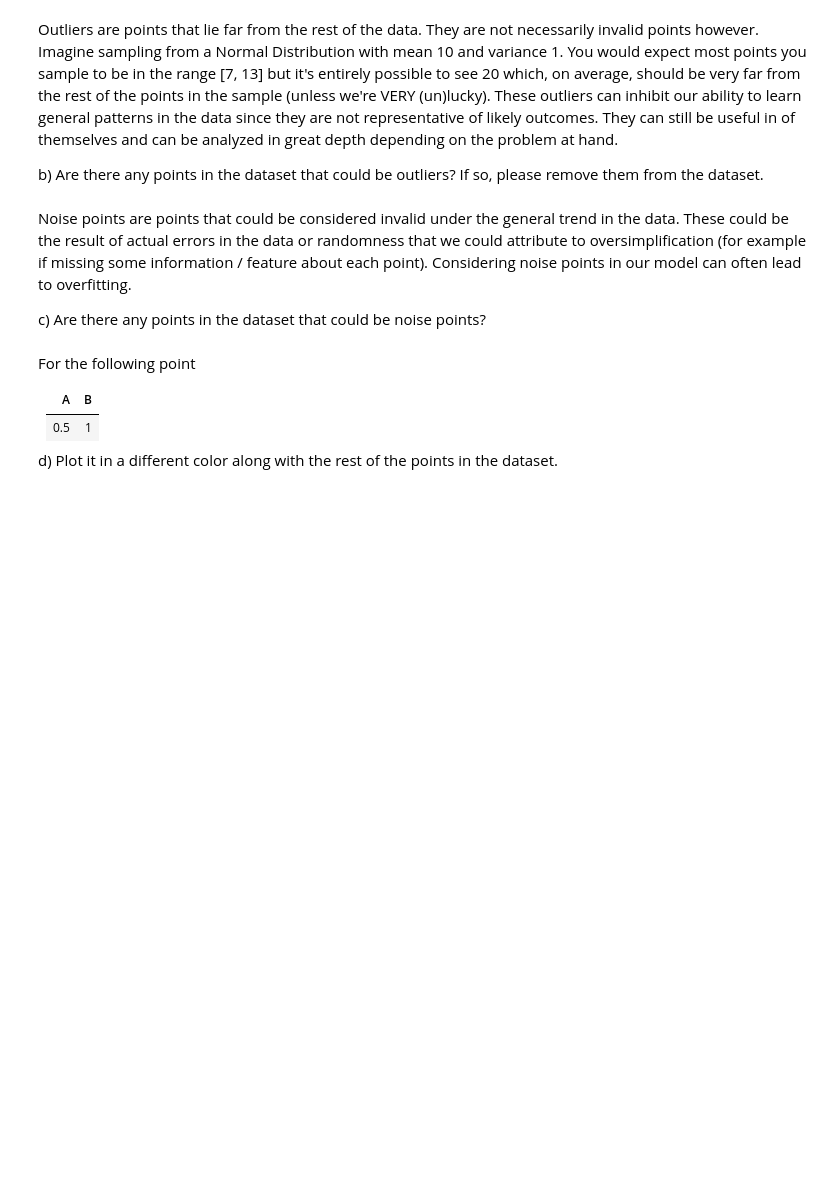
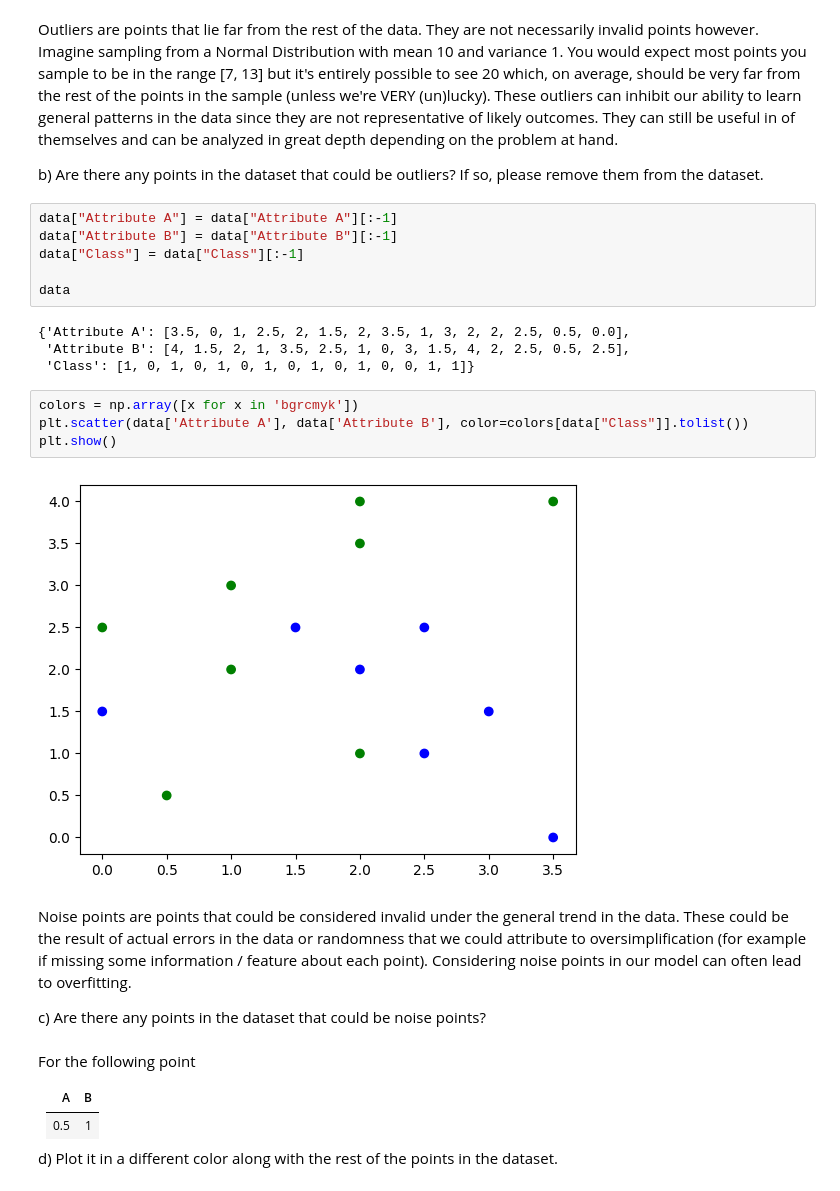
Before and after one commit to gallettilance/CS506-Fall2024, a Jupyter notebook: lecture_09/worksheet_09.ipynb, the cells around one changed output. Drawn from its saved outputs; the diff is of its cells as text; blank space fills up the shorter version.

```diff
--- a/lecture_09/worksheet_09.ipynb
+++ b/lecture_09/worksheet_09.ipynb
@@ -23,6 +25,22 @@ plt.show()
 Outliers are points that lie far from the rest of the data. They are not necessarily invalid points however. Imagine sampling from a Normal Distribution with mean 10 and variance 1. You would expect most points you sample to be in the range [7, 13] but it's entirely possible to see 20 which, on average, should be very far from the rest of the points in the sample (unless we're VERY (un)lucky). These outliers can inhibit our ability to learn general patterns in the data since they are not representative of likely outcomes. They can still be useful in of themselves and can be analyzed in great depth depending on the problem at hand.
 
 b) Are there any points in the dataset that could be outliers? If so, please remove them from the dataset.
+# %%
+data["Attribute A"] = data["Attribute A"][:-1]
+data["Attribute B"] = data["Attribute B"][:-1]
+data["Class"] = data["Class"][:-1]
+
+data
+# %% [output]
+{'Attribute A': [3.5, 0, 1, 2.5, 2, 1.5, 2, 3.5, 1, 3, 2, 2, 2.5, 0.5, 0.0],
+ 'Attribute B': [4, 1.5, 2, 1, 3.5, 2.5, 1, 0, 3, 1.5, 4, 2, 2.5, 0.5, 2.5],
+ 'Class': [1, 0, 1, 0, 1, 0, 1, 0, 1, 0, 1, 0, 0, 1, 1]}
+# %%
+colors = np.array([x for x in 'bgrcmyk'])
+plt.scatter(data['Attribute A'], data['Attribute B'], color=colors[data["Class"]].tolist())
+plt.show()
+# %% [output]
+[figure, added]
 # %% [markdown]
 Noise points are points that could be considered invalid under the general trend in the data. These could be the result of actual errors in the data or randomness that we could attribute to oversimplification (for example if missing some information / feature about each point). Considering noise points in our model can often lead to overfitting.
 
```
Also changed, not shown: parts of 7 cells of this notebook.
